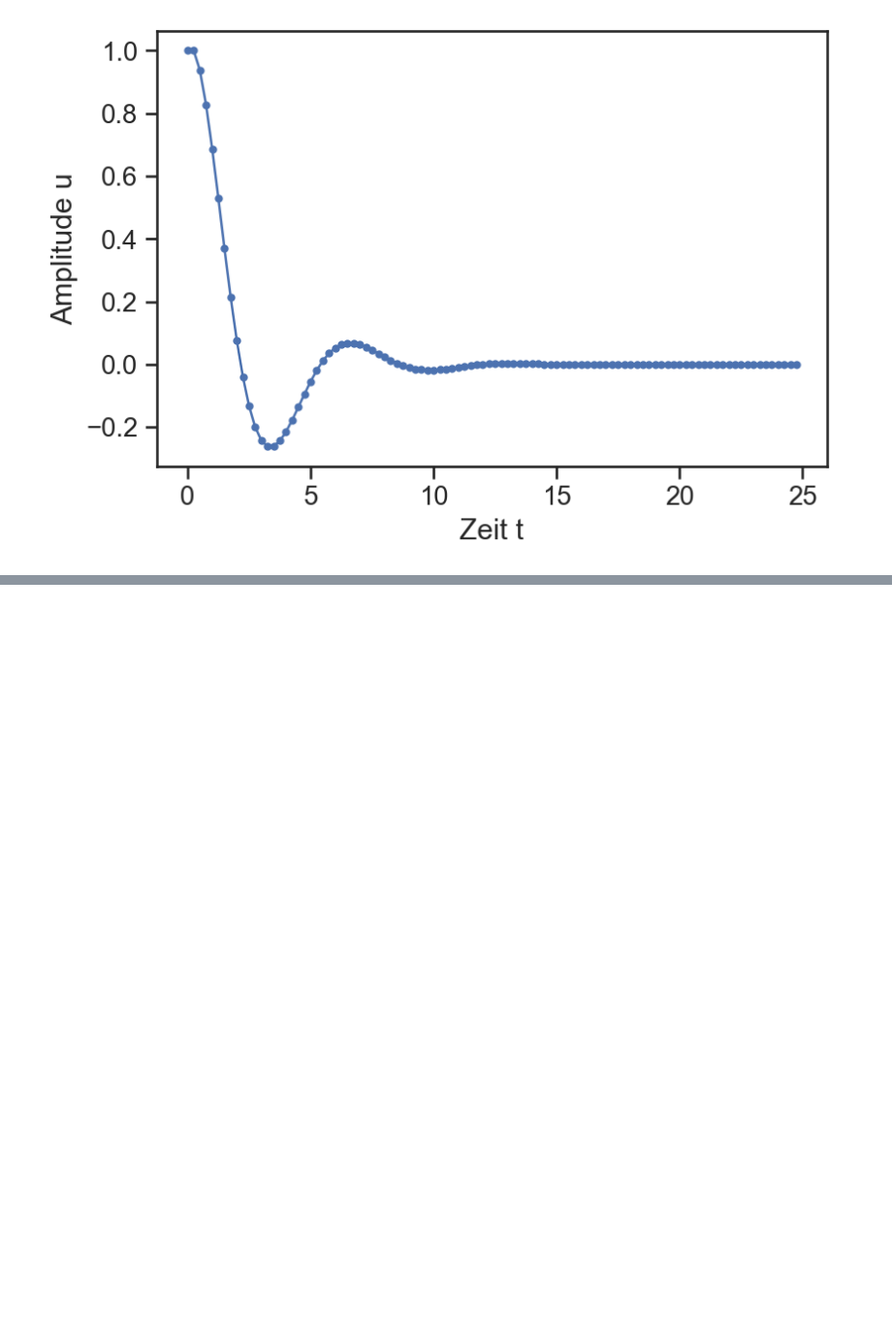
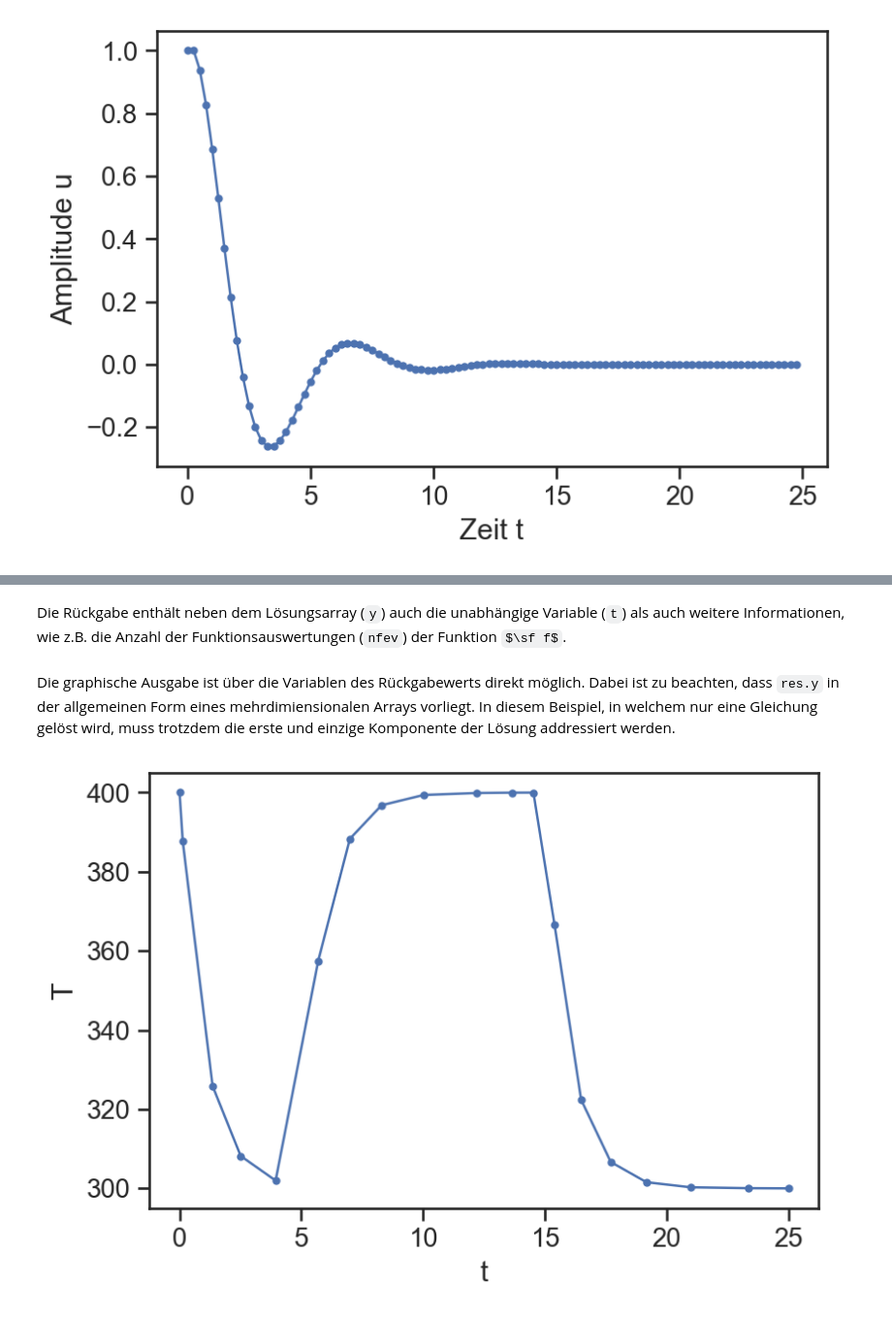
Before and after one commit to lu-kas/Vorlesung_Ingenieurinformatik, a Jupyter notebook: Content/Script/04_numerik/0432_ode.ipynb, the cells around one changed output, grey strips where cells are left out. Shown at 97% size. Saved outputs shown, nothing was run; the diff lists cells and outputs as text; code cells hidden in the pictures; some formulas as TeX source; blank space fills up the shorter version.

Commit message:
use of scipy.integrate

```diff
--- a/Content/Script/04_numerik/0432_ode.ipynb
+++ b/Content/Script/04_numerik/0432_ode.ipynb
@@ -157,0 +180,16 @@ plt.ylabel("Amplitude u");
+# %%
+# Definition der Funktion f, d.h. der RHS
+def f_T(t, T):
+    Tinfty = 300
+    Q = 0
+    if t > 5 and t < 15:
+        Q = 100
+    return -(T-Tinfty) + Q
+# %%
+# Definition der Konstanten
+t_ende = 25
+T0 = 400
+# %%
+# Aufruf des Lösers
+res = scipy.integrate.solve_ivp(f_T, [0, t_ende], [T0])
+print(res)
@@ -157,0 +212,11 @@ plt.ylabel("Amplitude u");
+# %% [markdown]
+Die Rückgabe enthält neben dem Lösungsarray (`y`) auch die unabhängige Variable (`t`) als auch weitere Informationen, wie z.B. die Anzahl der Funktionsauswertungen (`nfev`) der Funktion $\sf f$.
+# %% [markdown]
+Die graphische Ausgabe ist über die Variablen des Rückgabewerts direkt möglich. Dabei ist zu beachten, dass `res.y` in der allgemeinen Form eines mehrdimiensionalen Arrays vorliegt. In diesem Beispiel, in welchem nur eine Gleichung gelöst wird, muss trotzdem die erste und einzige Komponente der Lösung addressiert werden.
+# %%
+# Visualisierung der Lösung
+plt.plot(res.t, res.y[0], marker='.')
+plt.xlabel("t")
+plt.ylabel("T");
+# %% [output]
+[figure, added]
```
Also changed, not shown: parts of 9 cells of this notebook.
